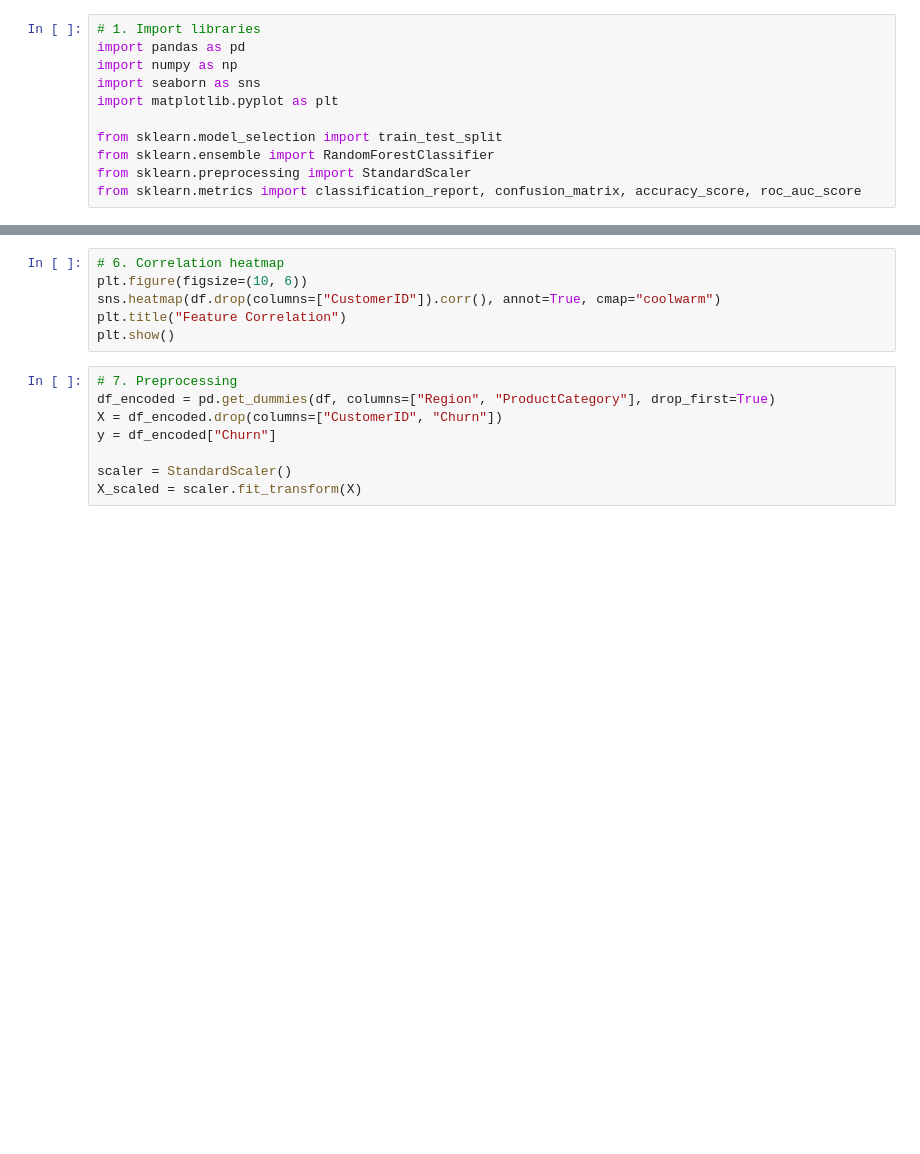
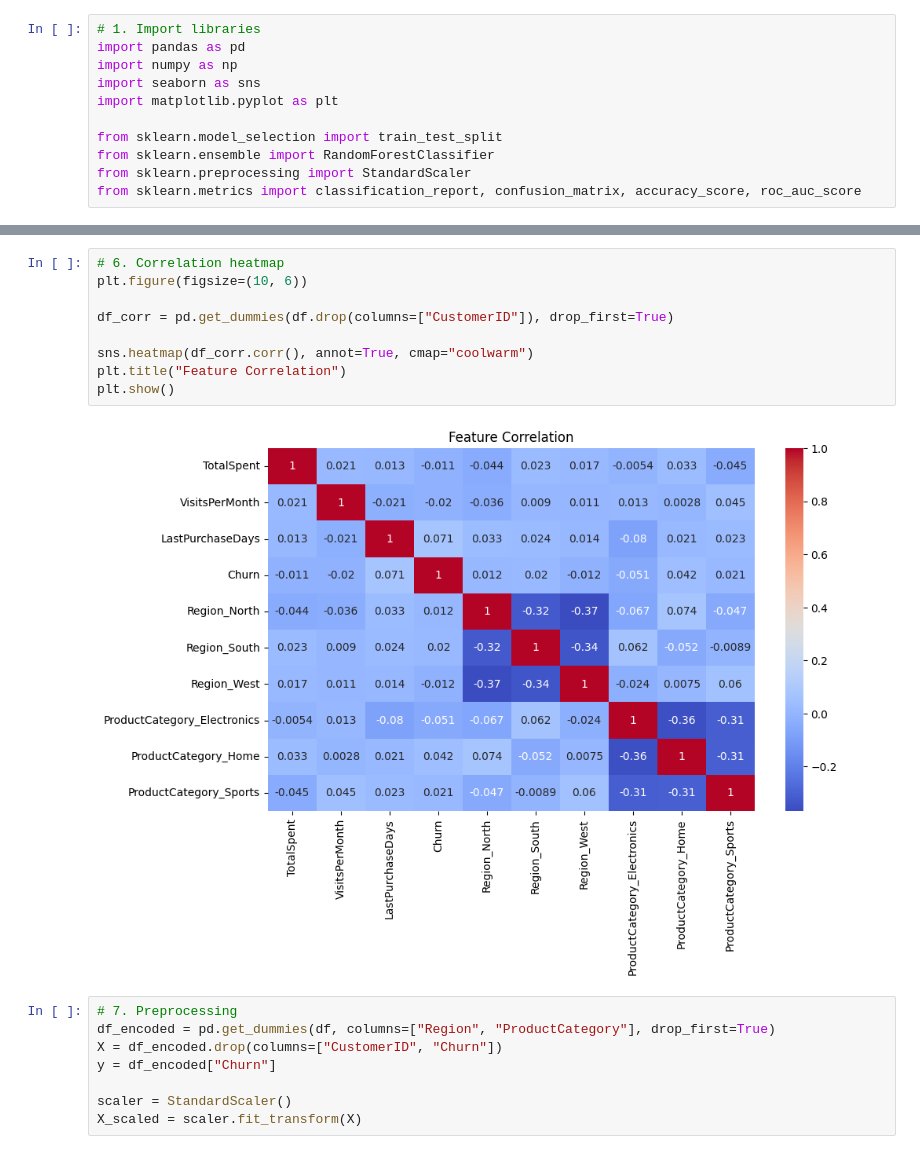
Before and after one commit to contrecesar/Automatizacion-2025-1, a Jupyter notebook: JesusChacon-MachineLearningModelsScikit-Learn/RetailX_Churn_Analysis.ipynb, the cells around one changed output, grey strips where cells are left out. Saved outputs shown, nothing was run; the diff lists cells and outputs as text; blank space fills up the shorter version.

```diff
--- a/JesusChacon-MachineLearningModelsScikit-Learn/RetailX_Churn_Analysis.ipynb
+++ b/JesusChacon-MachineLearningModelsScikit-Learn/RetailX_Churn_Analysis.ipynb
@@ -28,9 +76,14 @@ plt.show()
 # %%
 # 6. Correlation heatmap
 plt.figure(figsize=(10, 6))
-sns.heatmap(df.drop(columns=["CustomerID"]).corr(), annot=True, cmap="coolwarm")
+
+df_corr = pd.get_dummies(df.drop(columns=["CustomerID"]), drop_first=True)
+
+sns.heatmap(df_corr.corr(), annot=True, cmap="coolwarm")
 plt.title("Feature Correlation")
 plt.show()
+# %% [output]
+[figure, added]
 # %%
 # 7. Preprocessing
 df_encoded = pd.get_dummies(df, columns=["Region", "ProductCategory"], drop_first=True)
```
Also changed, not shown: parts of 7 cells of this notebook.
